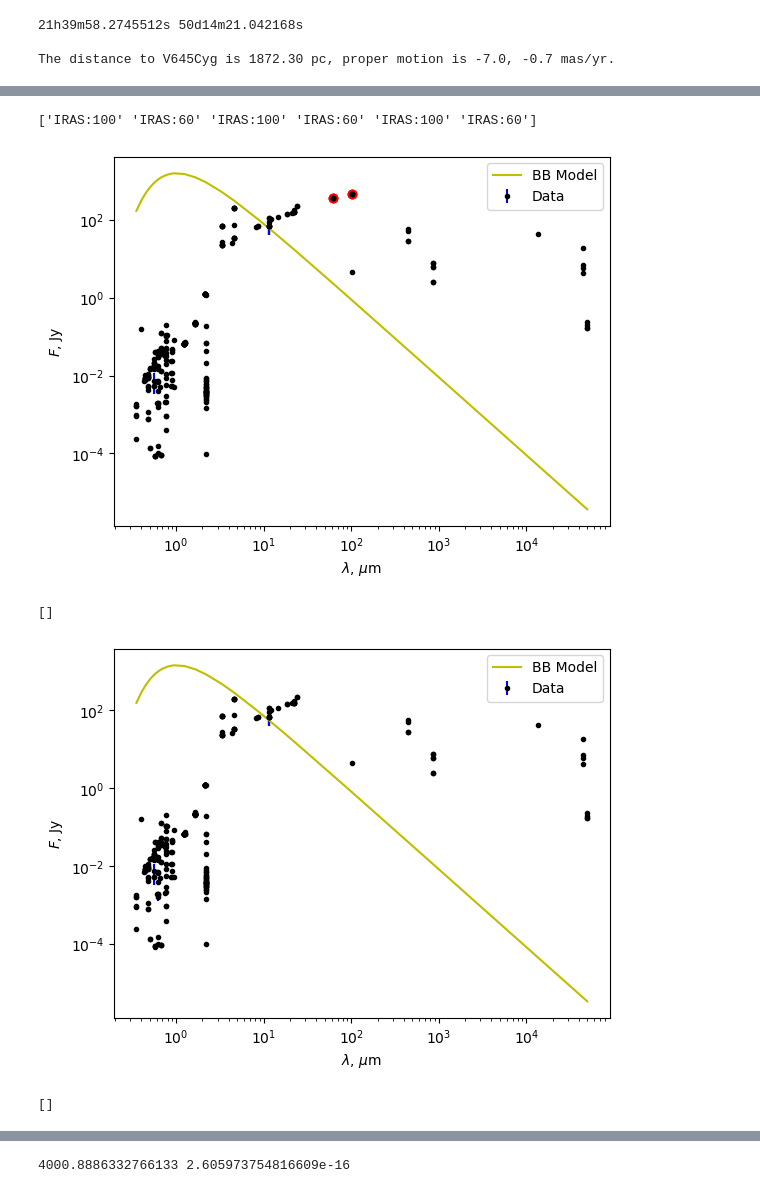
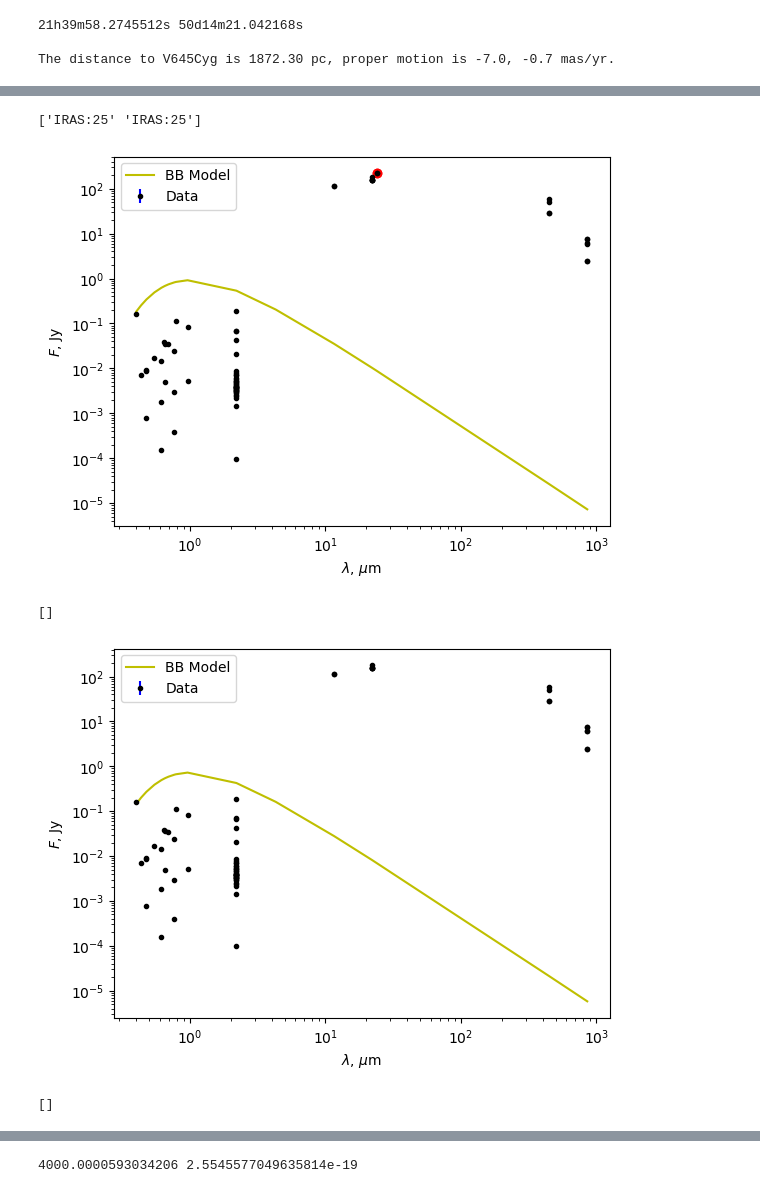
Before and after one commit to AstroTaffer/MEN-681301-OAM, a Jupyter notebook: project_00.ipynb, the cells around one changed output, grey strips where cells are left out. Drawn from its saved outputs; the diff is of its cells as text; code cells hidden in the pictures.

```diff
--- a/project_00.ipynb
+++ b/project_00.ipynb
@@ -104,12 +98,21 @@ filtered_table = Table(rows=[row for group in filtered_groups for row in group])
 
 filtered_table['col6']=299792.458/filtered_table['col6']
 
+idx=np.where(filtered_table['col6'] <= 1e3)[0]
+
+
+x=filtered_table['col6'][idx]
+y=filtered_table['col7'][idx]
+er=filtered_table['col8'][idx]
+filterr=filtered_table['col9'][idx]
+
+
 fig, ax = plt.subplots()
 ax.set_xlabel('$\lambda$, $\mu$m')
 ax.set_ylabel('$F$, Jy')
 ax.set_xscale('log')
 ax.set_yscale('log')
-ax.errorbar(filtered_table['col6'],filtered_table['col7'], yerr=filtered_table['col8'], fmt='.', color='black', ecolor='b')
+ax.errorbar(x,y, yerr=er, fmt='.', color='black', ecolor='b')
 plt.title('SED for'+' '+target+' '+'with excluded filters and data excluded by errors')
 plt.savefig('sed_nof.png',dpi=300)
 plt.show()
@@ -212,7 +215,7 @@ def calculate_expected_flux(specdata,model_number,ap_num):
 
 best_model = None
 best_p_value = float('inf')
-y = np.array(filtered_table['col7'])
+#y = np.array(filtered_table['col7'])
 
 
 
@@ -222,8 +225,10 @@ for aperture in range(20):
         expected_flux = calculate_expected_flux(specdata,model_number,aperture)
         #y1 =np.pad(y, (0, 159), mode='constant')
         #y2 =np.pad(y1, (0, 2), mode='constant')
-        y1 =np.pad(y, (0, 113), mode='constant')
-        y2 =np.pad(y1, (0, 2), mode='constant')
+        #y1 =np.pad(y, (0, 113), mode='constant')
+        #y2 =np.pad(y1, (0, 2), mode='constant')
+        y1 =np.pad(y, (0, 120), mode='constant')
+        y2 =np.pad(y1, (0, 4), mode='constant')
         mse = mean_squared_error(y2, expected_flux)
 
 
@@ -314,13 +301,14 @@ def planck(lam, T, omega):
 
 
 
-x = np.array(x_copy)#np.array(x)#filtered_freq)#sed['sed_freq']
-y = np.array(y_copy)#np.array(sed["sed_flux"])#filtered_flux)#sed['sed_flux']
-filter=np.array(filter_copy)#np.array(sed["sed_filter"])#sed['sed_filter']
+#x = np.array(x_copy)#np.array(x)#filtered_freq)#sed['sed_freq']
+#y = np.array(y_copy)#np.array(sed["sed_flux"])#filtered_flux)#sed['sed_flux']
+#filter=np.array(filter_copy)#np.array(sed["sed_filter"])#sed['sed_filter']
+filter=np.array(filterr)
+error=np.array(er)
 
 
-
-error=np.array(error_copy)#np.array(sed["sed_eflux"])
+#error=np.array(error_copy)#np.array(sed["sed_eflux"])
 error[error== '--'] = 0
 error= np.nan_to_num(error, nan=0)
 weights = [1/max(_,0.001) for _ in error]
@@ -328,7 +316,7 @@ weights = [1/max(_,0.001) for _ in error]
 
 
 
-popt, pcov = curve_fit(planck, x, y, p0=(20000, 1e-20), bounds=([5000, 1e-29], [50000,1e-15]),absolute_sigma=True,sigma = weights,method='trf')
+popt, pcov = curve_fit(planck, x, y, p0=(30000, 1e-20), bounds=([5000, 1e-29], [60000,1e-15]),absolute_sigma=True,sigma = weights,method='trf')
 w = np.sort(x)
 bb_fit = planck(w, popt[0],popt[1])
 
@@ -464,35 +452,35 @@ plt.close()
 
 fi_ff_y = np.delete(f_ff_y, idx)
 fi_ff_x = np.delete(f_ff_x, idx)
 fi_err=np.delete(f_err,idx)
 fi_err=np.array(fi_err)
 fi_err[fi_err== '--'] = 0
 fi_err= np.nan_to_num(fi_err, nan=0)
 weights = [1/max(_,0.001) for _ in fi_err]
 
 
 
 popt, pcov = curve_fit(planck, fi_ff_x, fi_ff_y, p0=(8000, 1e-20), bounds=([4000, 1e-29], [50000,1e-15]),absolute_sigma=True,sigma=weights,method='trf')
 w = np.sort(fi_ff_x)
 bb_fit = planck(w, popt[0],popt[1])
 bb_fitx=planck(fi_ff_x,  popt[0],popt[1])
 
 print(*popt)
 fig, ax = plt.subplots(1, 1)
 ax.set_xscale('log')
 ax.set_yscale('log')
 ax.errorbar(fi_ff_x, fi_ff_y, yerr=fi_err, fmt='.', color='black', ecolor='b', label='Data')
 ax.plot(w, bb_fit, color='y', label='BB Model')
 #ax.scatter(out_x,outliers,c='r')
 ax.set_xlabel('$\lambda$, $\mu$m')
 ax.set_ylabel('$F$, Jy')
 plt.legend()
 plt.savefig('sed_fill_outliers_fin.png',dpi=300)
 plt.show()
 plt.close()
 # %% [output]
-['IRAS:100' 'IRAS:60' 'IRAS:100' 'IRAS:60' 'IRAS:100' 'IRAS:60']
+['IRAS:25' 'IRAS:25']
-[figure, old version]
+[figure, new version]
 []
-[figure, old version]
+[figure, new version]
 []
@@ -500 +488 @@ plt.close()
-4000.8886332766133 2.605973754816609e-16
+4000.0000593034206 2.5545577049635814e-19
```
Also changed, not shown: parts of 6 cells of this notebook.
